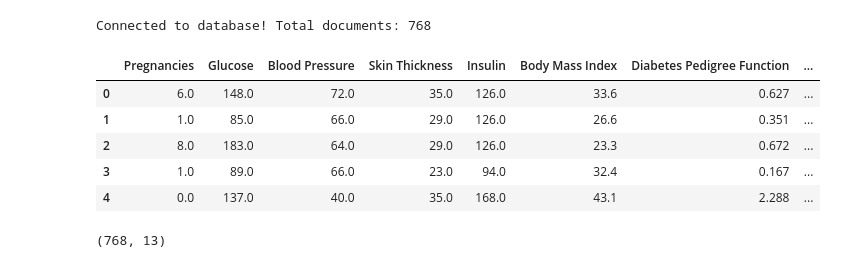
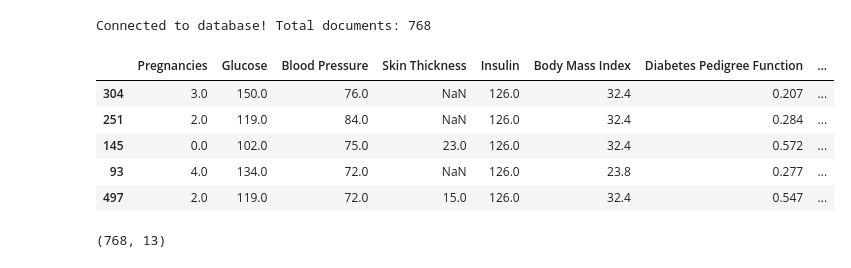
Before and after one commit to solkhu/Final-Project, a Jupyter notebook: rsc/notebooks/data-analysis.ipynb, the cells around one changed output. Cells and saved outputs as stored; diff of their text form; code cells hidden in the pictures.

```diff
--- a/rsc/notebooks/data-analysis.ipynb
+++ b/rsc/notebooks/data-analysis.ipynb
@@ -46,14 +46,14 @@ Connected to database! Total documents: 768
 # %%
 df = pd.DataFrame(executor.select({}, limit=None))
 df = df.drop(columns=['_id'])
-df.head()
+df.sample(5)
 # %% [output]
 |  | Pregnancies | Glucose | Blood Pressure | Skin Thickness | Insulin | Body Mass Index | Diabetes Pedigree Function | ... |
-| 0 | 6.0 | 148.0 | 72.0 | 35.0 | 126.0 | 33.6 | 0.627 | ... |
-| 1 | 1.0 | 85.0 | 66.0 | 29.0 | 126.0 | 26.6 | 0.351 | ... |
-| 2 | 8.0 | 183.0 | 64.0 | 29.0 | 126.0 | 23.3 | 0.672 | ... |
-| 3 | 1.0 | 89.0 | 66.0 | 23.0 | 94.0 | 32.4 | 0.167 | ... |
-| 4 | 0.0 | 137.0 | 40.0 | 35.0 | 168.0 | 43.1 | 2.288 | ... |
+| 304 | 3.0 | 150.0 | 76.0 | NaN | 126.0 | 32.4 | 0.207 | ... |
+| 251 | 2.0 | 119.0 | 84.0 | NaN | 126.0 | 32.4 | 0.284 | ... |
+| 145 | 0.0 | 102.0 | 75.0 | 23.0 | 126.0 | 32.4 | 0.572 | ... |
+| 93 | 4.0 | 134.0 | 72.0 | NaN | 126.0 | 23.8 | 0.277 | ... |
+| 497 | 2.0 | 119.0 | 72.0 | 15.0 | 126.0 | 32.4 | 0.547 | ... |
 # %%
 df.shape
 # %% [output]
```
Also changed, not shown: parts of 20 cells of this notebook, 2 other files.
